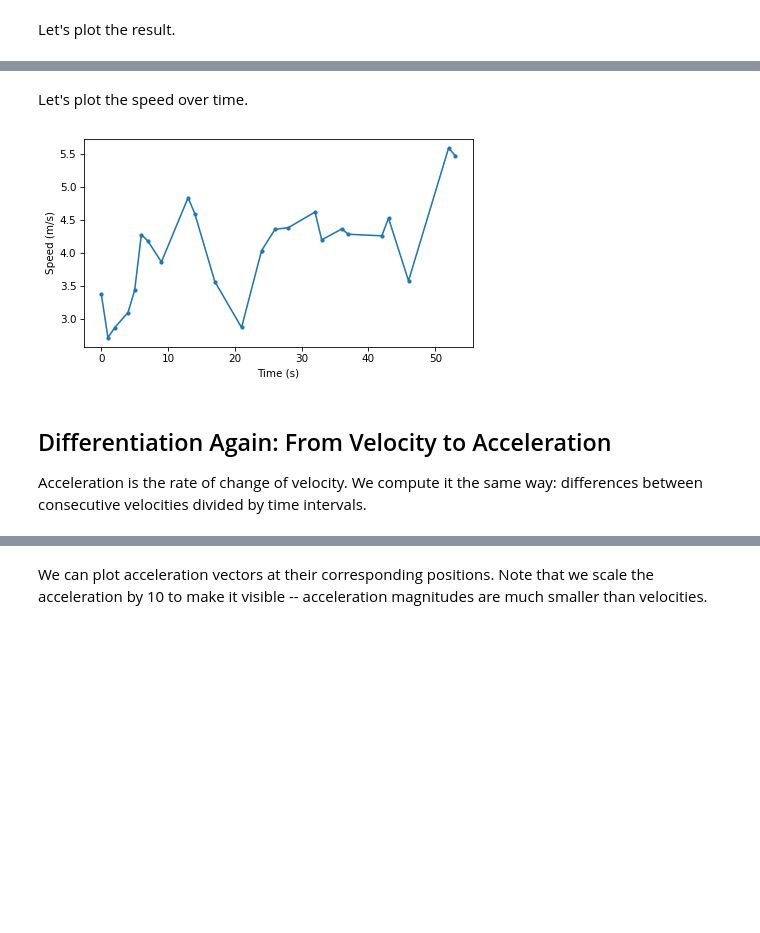
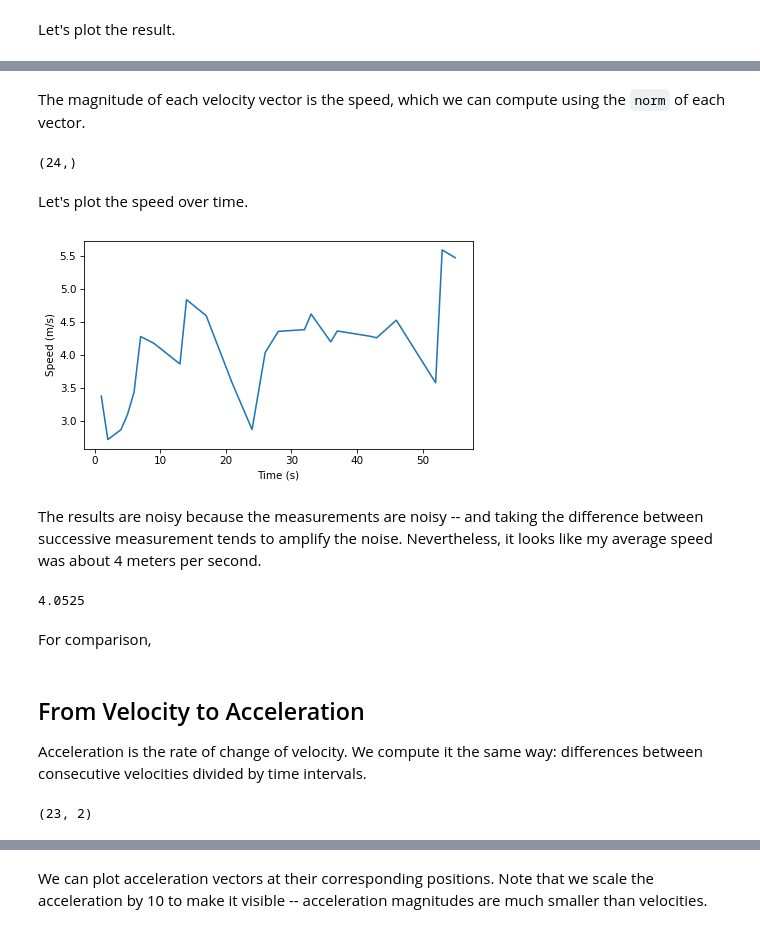
Before and after one commit to AllenDowney/ThinkLinearAlgebra, a Jupyter notebook: soln/track.ipynb, the cells around one changed output, grey strips where cells are left out. Drawn from its saved outputs; the diff is of its cells as text; code cells hidden in the pictures; blank space fills up the shorter version.

```diff
--- a/soln/track.ipynb
+++ b/soln/track.ipynb
@@ -448,0 +399,2 @@ speeds.shape
+# %%
+diffs = np.diff(position, axis=0)
@@ -448,0 +422,4 @@ speeds.shape
+# %%
+ts = dts[1:].cumsum()
+elapsed_time = ts[-1]
+elapsed_time
@@ -448,0 +440,3 @@ speeds.shape
+# %%
+dts = df["time"].diff().dt.total_seconds().values
+dts
@@ -448,0 +449,3 @@ speeds.shape
+# %%
+velocity = diffs / dts[1:, None]
+velocity.shape
@@ -449,14 +464,35 @@ speeds.shape
+# %% [markdown]
+The magnitude of each velocity vector is the speed, which we can compute using the `norm` of each vector.
+# %%
+from utils import norm
+
+speeds = norm(velocity, axis=1)
+speeds.shape
+# %% [output]
+(24,)
 # %% [markdown]
 Let's plot the speed over time.
 # %%
-plt.plot(time_seconds[:-1], speeds, ".-")
+plt.plot(ts, speeds)
 decorate(xlabel="Time (s)", ylabel="Speed (m/s)")
 # %% [output]
-[figure, old version]
+[figure, new version]
+# %% [markdown]
+The results are noisy because the measurements are noisy -- and taking the difference between successive measurement tends to amplify the noise.
+Nevertheless, it looks like my average speed was about 4 meters per second.
+# %%
+speeds.mean()
+# %% [output]
+4.0525
+# %% [markdown]
+For comparison,
 # %% [markdown]
-## Differentiation Again: From Velocity to Acceleration
+## From Velocity to Acceleration
 
 Acceleration is the rate of change of velocity.
 We compute it the same way: differences between consecutive velocities divided by time intervals.
 # %%
-acceleration = np.diff(velocity, axis=0) / dts[1:, None]
+diffs2 = np.diff(velocity, axis=0)
+diffs2.shape
+# %% [output]
+(23, 2)
```
Also changed, not shown: parts of 185 cells of this notebook, 2 other files.
